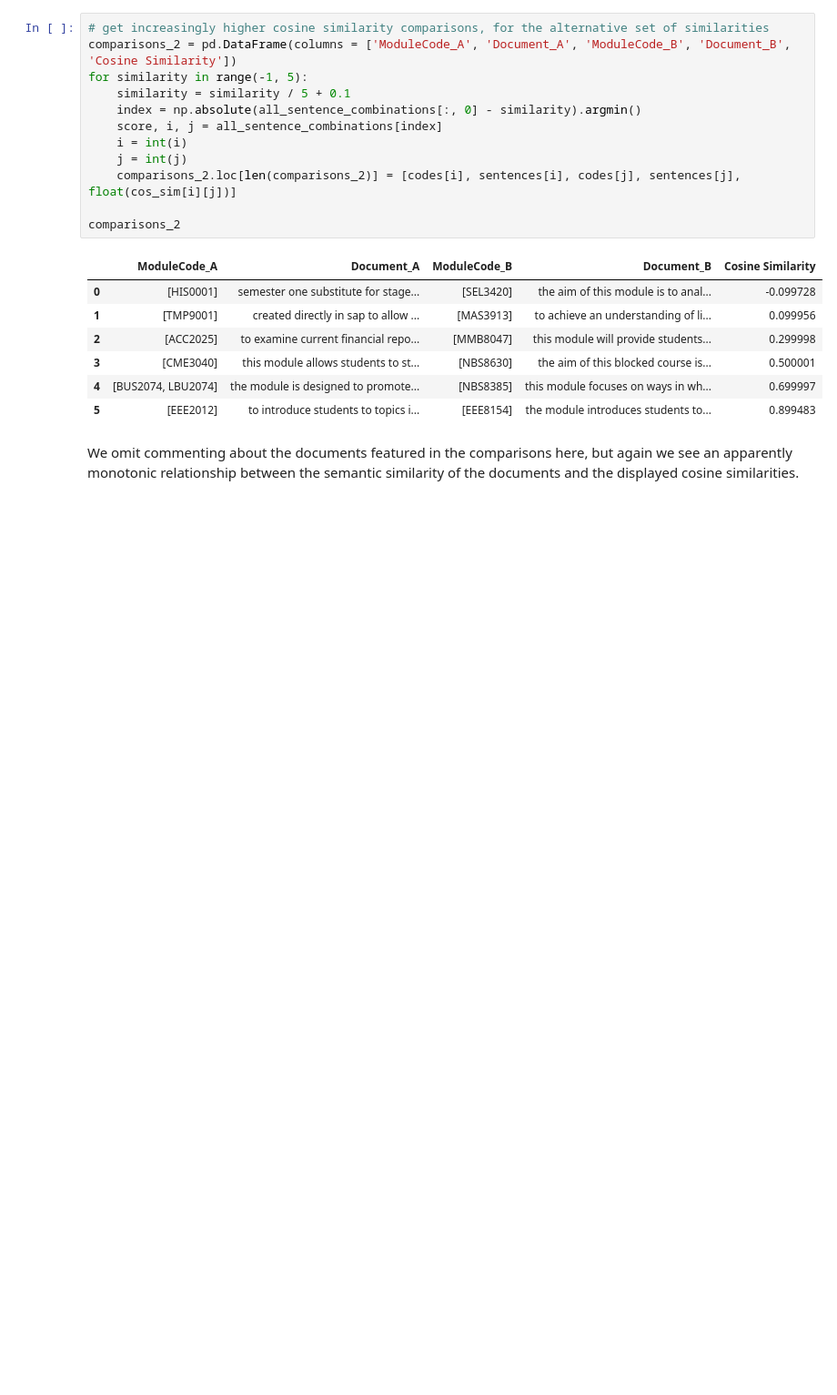
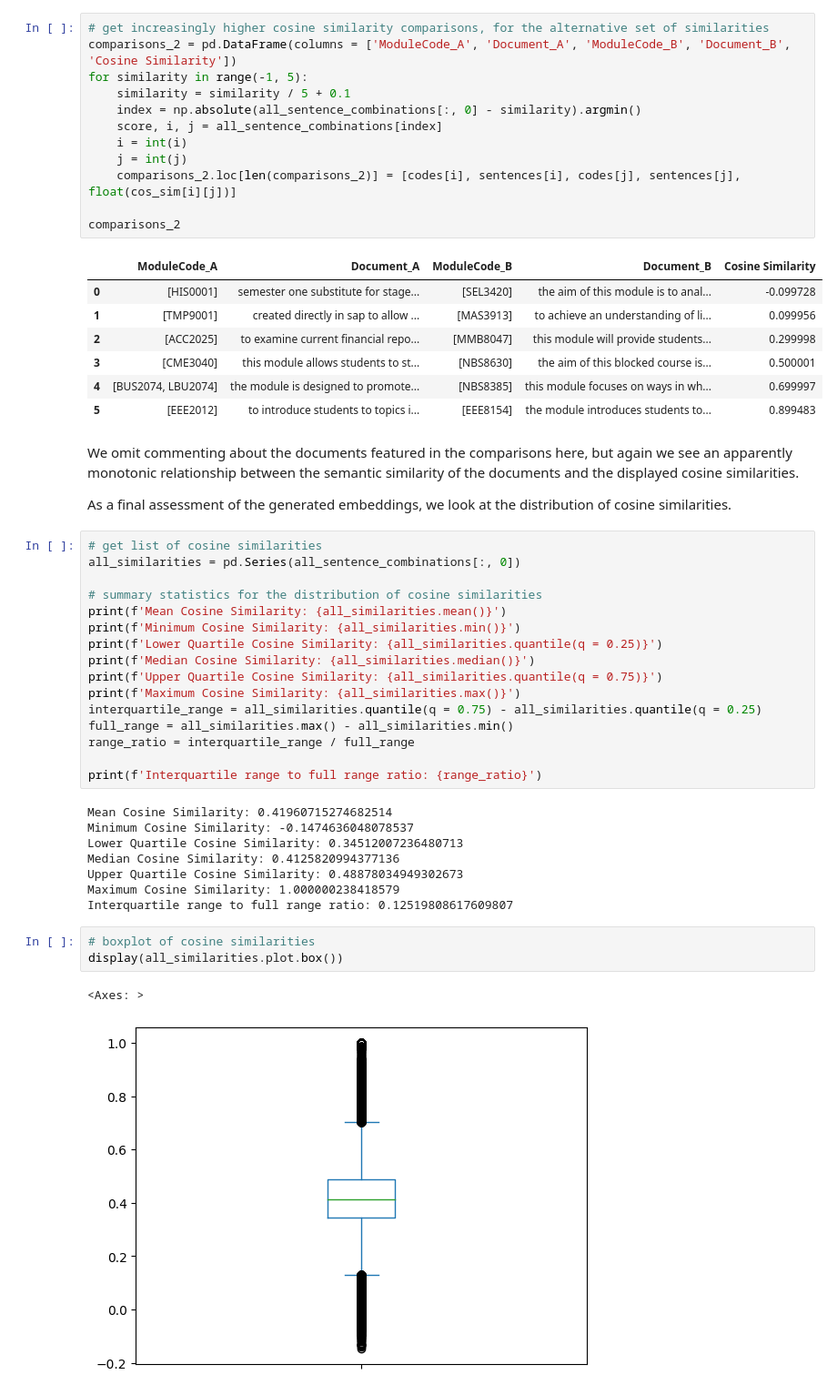
Before and after one commit to lukekaye/sts-university-modules, a Jupyter notebook: notebooks/5.0-lk-bigbird-ct-similarities.ipynb, the cells around one changed output. Shown at 91% size. Cells and saved outputs as stored; diff of their text form; blank space fills up the shorter version.

Commit message:
Update 5.0-lk-bigbird-ct-similarities.ipynb
Add statistical analysis into the distribution of the cosine similarities between the document embeddings

```diff
--- a/notebooks/5.0-lk-bigbird-ct-similarities.ipynb
+++ b/notebooks/5.0-lk-bigbird-ct-similarities.ipynb
@@ -119,3 +119,35 @@ comparisons_2
 | 5 | [EEE2012] | to introduce students to topics i... | [EEE8154] | the module introduces students to... | 0.899483 |
 # %% [markdown]
 We omit commenting about the documents featured in the comparisons here, but again we see an apparently monotonic relationship between the semantic similarity of the documents and the displayed cosine similarities.
+
+As a final assessment of the generated embeddings, we look at the distribution of cosine similarities.
+# %%
+# get list of cosine similarities
+all_similarities = pd.Series(all_sentence_combinations[:, 0])
+
+# summary statistics for the distribution of cosine similarities
+print(f'Mean Cosine Similarity: {all_similarities.mean()}')
+print(f'Minimum Cosine Similarity: {all_similarities.min()}')
+print(f'Lower Quartile Cosine Similarity: {all_similarities.quantile(q = 0.25)}')
+print(f'Median Cosine Similarity: {all_similarities.median()}')
+print(f'Upper Quartile Cosine Similarity: {all_similarities.quantile(q = 0.75)}')
+print(f'Maximum Cosine Similarity: {all_similarities.max()}')
+interquartile_range = all_similarities.quantile(q = 0.75) - all_similarities.quantile(q = 0.25)
+full_range = all_similarities.max() - all_similarities.min()
+range_ratio = interquartile_range / full_range
+
+print(f'Interquartile range to full range ratio: {range_ratio}')
+# %% [output]
+Mean Cosine Similarity: 0.41960715274682514
+Minimum Cosine Similarity: -0.1474636048078537
+Lower Quartile Cosine Similarity: 0.34512007236480713
+Median Cosine Similarity: 0.4125820994377136
+Upper Quartile Cosine Similarity: 0.48878034949302673
+Maximum Cosine Similarity: 1.000000238418579
+Interquartile range to full range ratio: 0.12519808617609807
+# %%
+# boxplot of cosine similarities
+display(all_similarities.plot.box())
+# %% [output]
+<Axes: >
+[figure, added]
```
Also changed, not shown: parts of 2 cells of this notebook.
